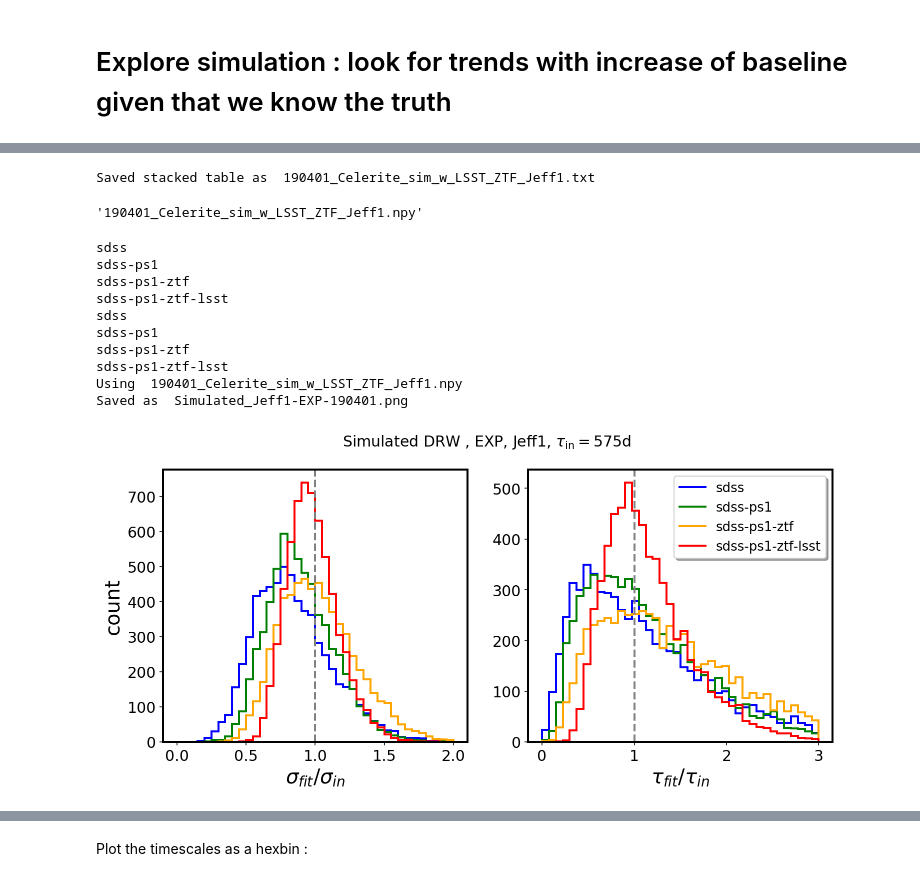
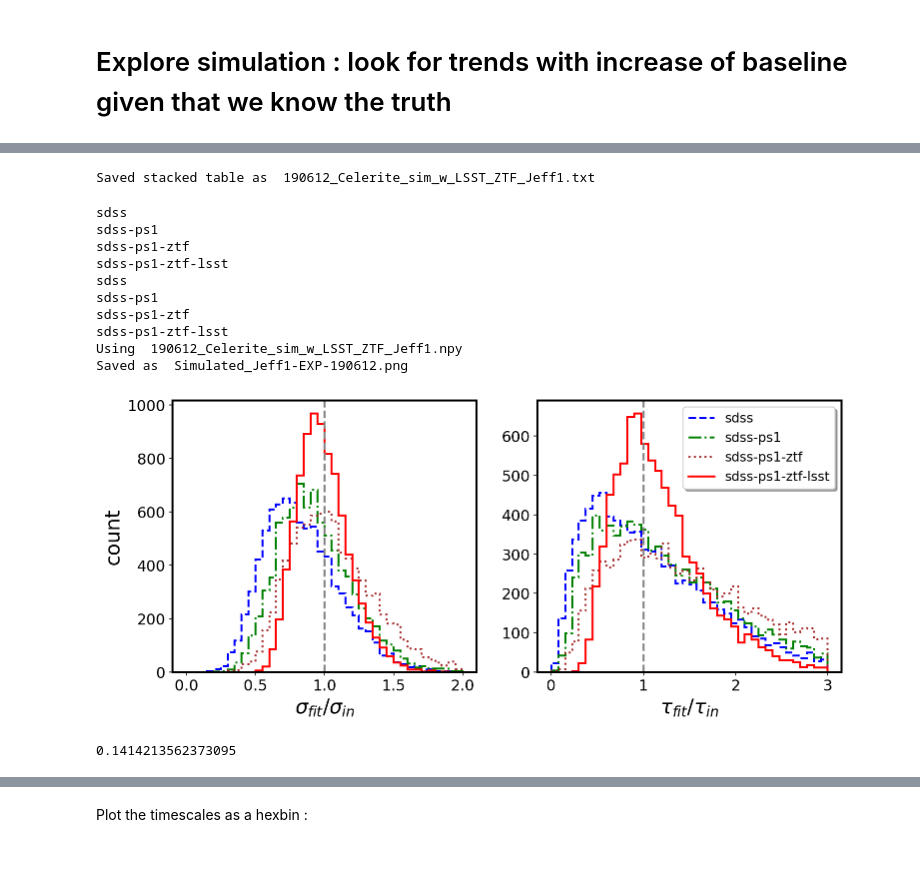
Before and after one commit to suberlak/PS1_SDSS_CRTS, a Jupyter notebook: code2/Explore_simulation_results.ipynb, the cells around one changed output, grey strips where cells are left out. Saved outputs shown, nothing was run; the diff lists cells and outputs as text; code cells hidden in the pictures.

Commit message:
most up to date - work in progress

```diff
--- a/code2/Explore_simulation_results.ipynb
+++ b/code2/Explore_simulation_results.ipynb
@@ -3,30 +25,13 @@
 # %%
-import numpy as np
-import matplotlib.pyplot as plt
-import os
-import pandas as pd
-from astropy.table import Table
-from astropy.coordinates import SkyCoord
-from astropy import units as u
-from astropy.table import  hstack
-from astropy.table import  vstack
-from astropy.table import unique
-from astropy.table import Column
-from astropy.table import join
-from matplotlib import rcParams
-rcParams['ytick.labelsize'] = 15
-rcParams['xtick.labelsize'] = 15
-rcParams['axes.labelsize'] = 20
-rcParams['axes.linewidth'] = 2
-rcParams['font.size'] = 15
-rcParams['axes.titlesize'] = 18
 
 simDir = '../code/'
-date = '190401'
-prior='Jeff1'
-i = 6000
+#date = '190401'
+#prior='Jeff1'
+#i = 6000
 #fname = date + '_Celerite_sim_w_LSST_ZTF_'+prior+'_'+str(i)+'.npy'
-fname = date + '_Celerite_sim_w_LSST_ZTF_Jeff1.npy' # a dictionary
+#fname = date + '_Celerite_sim_w_LSST_ZTF_Jeff1.npy' # a dictionary
+fname = '190612_Celerite_sim_w_LSST_ZTF_Jeff1.npy'
+date = fname[:6]
 r = np.load(fname).item()
 
 segments = list(r.keys())
@@ -61,22 +66,19 @@ asciname = fname[:-4]+'.txt'
 print('Saved stacked table as ', asciname)
 tall.write(asciname, format='ascii', overwrite=True) # an ASCII AstroPy table
 # %% [output]
-Saved stacked table as  190401_Celerite_sim_w_LSST_ZTF_Jeff1.txt
+Saved stacked table as  190612_Celerite_sim_w_LSST_ZTF_Jeff1.txt
-# %%
-fname
-# %% [output]
-'190401_Celerite_sim_w_LSST_ZTF_Jeff1.npy'
 # %%
 %matplotlib inline
 %config InlineBackend.figure_format='retina'
 import matplotlib.lines as mlines
 #tall = t12
-
+#tall = Table.read('190401_Celerite_sim_w_LSST_ZTF_Jeff1.txt', format='ascii')
 # plot
 
 # select which results to plot
 fit = 'EXP'# 'MAP'
-
+prior = 'Jeff1'
+date = fname[:6]
 # which segments are we plotting
 segs = segments[:4]
 # Input parameters for fitting ...
@@ -85,18 +87,19 @@ sigma_in = SF_inf / np.sqrt(2)
 tau_in = 575 # days
 
 fig,ax = plt.subplots(1,2, figsize=(12,5))
-colors= ['blue','green', 'orange',  'red']
-
+colors= ['blue','green', 'brown',  'red']
+lss = ['--', '-.', ':', '-']
 lw = 2
 
 i = 0
 ax_legend_handles =  []
 for s in segs:
     print(s)
+    ls = lss[i]
     ax[0].hist(tall['sigma'+fit+'_'+s] / sigma_in , histtype='step',
-               bins=40, range=[0,2], color = colors[i],lw=lw)
+               bins=40, range=[0,2], color = colors[i],lw=lw, ls=ls)
     ax[0].set_xlabel(r'$\sigma_{fit} / \sigma_{in}$')
-    line = mlines.Line2D([], [],  color=colors[i], label=s,lw=lw)
+    line = mlines.Line2D([], [],  color=colors[i], label=s,lw=lw, ls=ls )
     ax_legend_handles.append(line)
     i += 1
 
@@ -107,43 +110,48 @@ i = 0
 ax_legend_handles =  []
 for s in segs:
     print(s)
+    ls = lss[i]
     ax[1].hist(tall['tau'+fit+'_'+s] / float(tau_in) , histtype='step',
-               bins=40, range=[0,3], color = colors[i],lw=lw)
+               bins=40, range=[0,3], color = colors[i],lw=lw, ls=ls)
     ax[1].set_xlabel(r'$\tau_{fit} / \tau_{in}$')
-    line = mlines.Line2D([], [],  color=colors[i], label=s,lw=lw)
+    line = mlines.Line2D([], [],  color=colors[i], label=s,lw=lw, ls=ls)
     ax_legend_handles.append(line)
     i += 1
 
 ax[1].legend(loc='upper right', handles = ax_legend_handles,
              bbox_to_anchor=(1.0, 1.0),
              ncol=1, fancybox=True, shadow=True, fontsize=13 )
 
 
 ax[0].axvline(1, lw=2, ls='--', c='grey')
 ax[1].axvline(1, lw=2, ls='--', c='grey')
 
 ax[0].set_ylabel('count')
 
-fig.suptitle( 'Simulated DRW , '+ fit +', '+ prior+', '+\
-             r'$\tau_{\mathrm{in}}=575 \mathrm{d}$' ,
-             fontsize = 15)
+# fig.suptitle( 'Simulated DRW , '+ fit +', '+ prior+', '+\
+#              r'$\tau_{\mathrm{in}}=575 \mathrm{d}$' ,
+#              fontsize = 15)
 
 figname = 'Simulated_'+prior+'-'+fit+'-'+date+'.png'
 print('Using ', fname)
 print('Saved as ', figname)
 plt.savefig(figname, bbox_inches="tight", dpi=100)
 # %% [output]
 sdss
 sdss-ps1
 sdss-ps1-ztf
 sdss-ps1-ztf-lsst
 sdss
 sdss-ps1
 sdss-ps1-ztf
 sdss-ps1-ztf-lsst
-Using  190401_Celerite_sim_w_LSST_ZTF_Jeff1.npy
-Saved as  Simulated_Jeff1-EXP-190401.png
+Using  190612_Celerite_sim_w_LSST_ZTF_Jeff1.npy
+Saved as  Simulated_Jeff1-EXP-190612.png
-[figure, old version]
+[figure, new version]
+# %%
+0.2 / np.sqrt(2)
+# %% [output]
+0.1414213562373095
 # %%
 %config InlineBackend.figure_format='retina'
 %matplotlib inline
```
Also changed, not shown: parts of 10 cells of this notebook, 13 other files.
